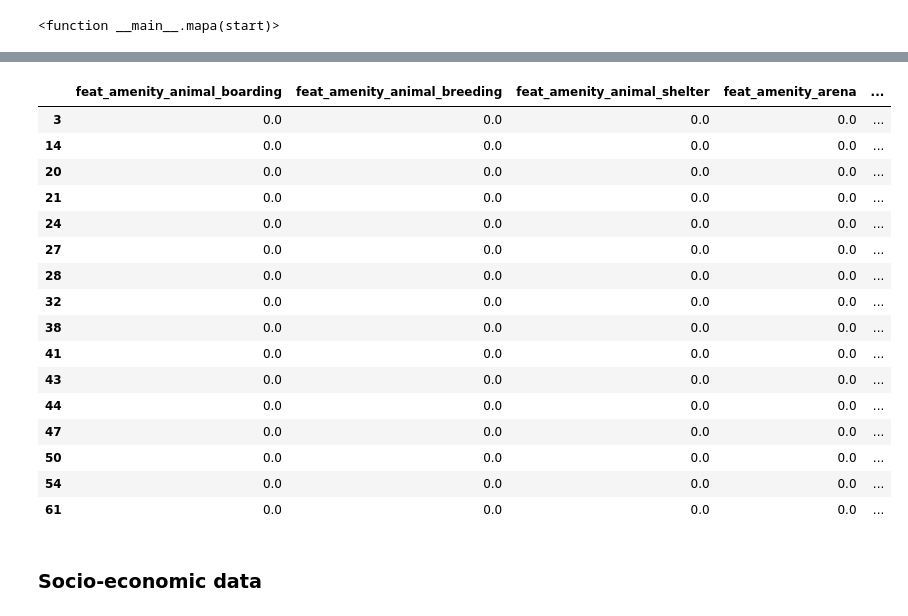
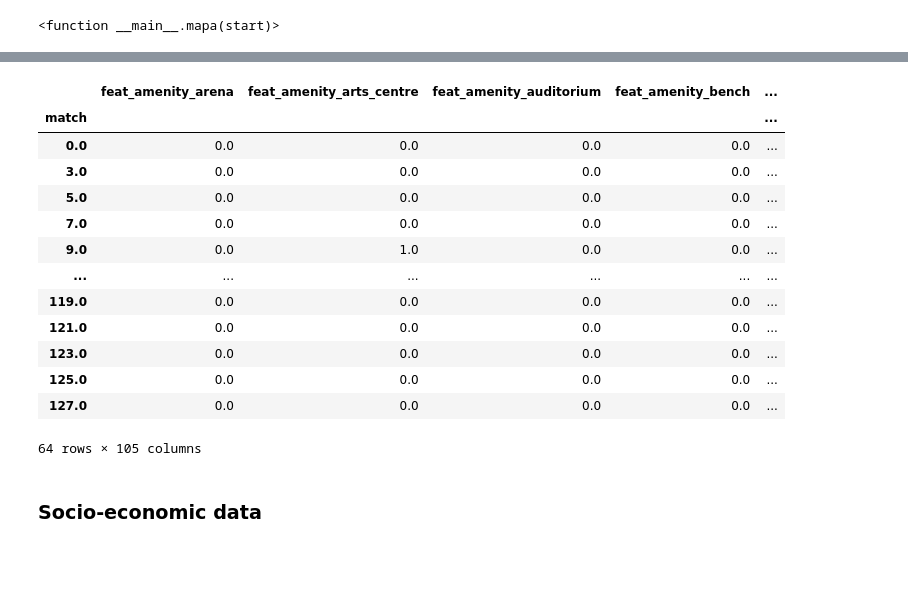
Before and after one commit to McNickSisto/world_data_league, a Jupyter notebook: stage_4/sisto_cleaning_week1.ipynb, the cells around one changed output, grey strips where cells are left out. Drawn from its saved outputs; the diff is of its cells as text; code cells hidden in the pictures; blank space fills up the shorter version.

```diff
--- a/stage_4/sisto_cleaning_week1.ipynb
+++ b/stage_4/sisto_cleaning_week1.ipynb
@@ -959,35 +959,28 @@ df_fin.head()
 dl_construct = 'https://drive.google.com/uc?export=download&id='
 file_id1 = '1viY2xYcFe_m29i0TOATZOSAAsjnaf1Iy'
 csv = requests.get(f'{dl_construct}{file_id1}').content
-
-# url = 'https://drive.google.com/file/d/1viY2xYcFe_m29i0TOATZOSAAsjnaf1Iy/view?usp=sharing'
-# csv = requests.get(url).content
-
 mem = BytesIO(csv)
-# check
-osm_data_merged = pd.read_csv(mem,
+# df
+df_osm = pd.read_csv(mem,
             index_col=0,
            )
 # %%
-osm_data_merged
+df_osm
 # %% [output]
-|  | feat_amenity_animal_boarding | feat_amenity_animal_breeding | feat_amenity_animal_shelter | feat_amenity_arena | ... |
-| 3 | 0.0 | 0.0 | 0.0 | 0.0 | ... |
-| 14 | 0.0 | 0.0 | 0.0 | 0.0 | ... |
-| 20 | 0.0 | 0.0 | 0.0 | 0.0 | ... |
-| 21 | 0.0 | 0.0 | 0.0 | 0.0 | ... |
-| 24 | 0.0 | 0.0 | 0.0 | 0.0 | ... |
-| 27 | 0.0 | 0.0 | 0.0 | 0.0 | ... |
-| 28 | 0.0 | 0.0 | 0.0 | 0.0 | ... |
-| 32 | 0.0 | 0.0 | 0.0 | 0.0 | ... |
-| 38 | 0.0 | 0.0 | 0.0 | 0.0 | ... |
-| 41 | 0.0 | 0.0 | 0.0 | 0.0 | ... |
-| 43 | 0.0 | 0.0 | 0.0 | 0.0 | ... |
-| 44 | 0.0 | 0.0 | 0.0 | 0.0 | ... |
-| 47 | 0.0 | 0.0 | 0.0 | 0.0 | ... |
-| 50 | 0.0 | 0.0 | 0.0 | 0.0 | ... |
-| 54 | 0.0 | 0.0 | 0.0 | 0.0 | ... |
-| 61 | 0.0 | 0.0 | 0.0 | 0.0 | ... |
+|  | feat_amenity_arena | feat_amenity_arts_centre | feat_amenity_auditorium | feat_amenity_bench | ... |
+| match |  |  |  |  | ... |
+| 0.0 | 0.0 | 0.0 | 0.0 | 0.0 | ... |
+| 3.0 | 0.0 | 0.0 | 0.0 | 0.0 | ... |
+| 5.0 | 0.0 | 0.0 | 0.0 | 0.0 | ... |
+| 7.0 | 0.0 | 0.0 | 0.0 | 0.0 | ... |
+| 9.0 | 0.0 | 1.0 | 0.0 | 0.0 | ... |
+| ... | ... | ... | ... | ... | ... |
+| 119.0 | 0.0 | 0.0 | 0.0 | 0.0 | ... |
+| 121.0 | 0.0 | 0.0 | 0.0 | 0.0 | ... |
+| 123.0 | 0.0 | 0.0 | 0.0 | 0.0 | ... |
+| 125.0 | 0.0 | 0.0 | 0.0 | 0.0 | ... |
+| 127.0 | 0.0 | 0.0 | 0.0 | 0.0 | ... |
+64 rows × 105 columns
 # %% [markdown]
 ### Socio-economic data
 # %%
```
Also changed, not shown: parts of 4 cells of this notebook.
